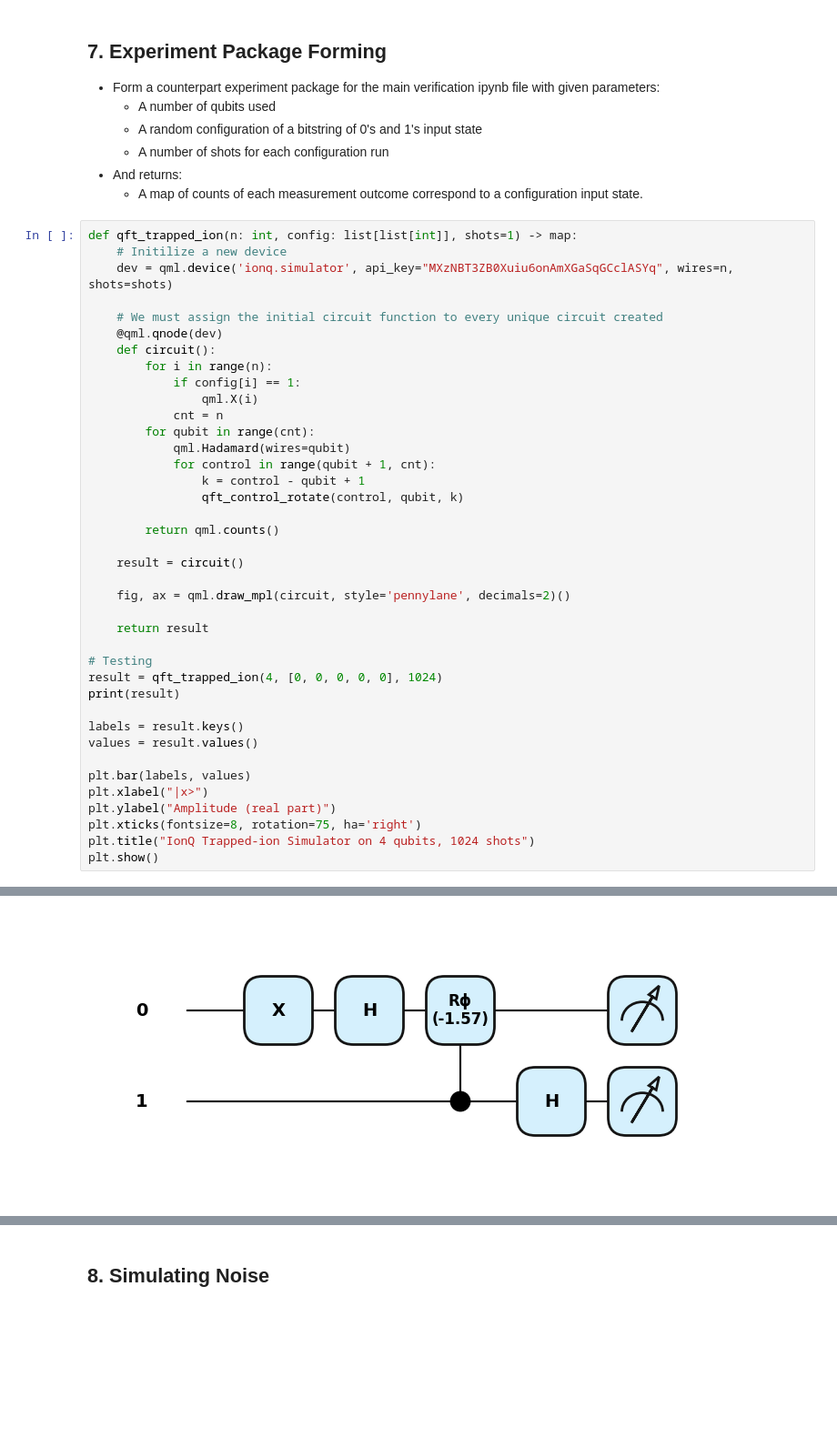
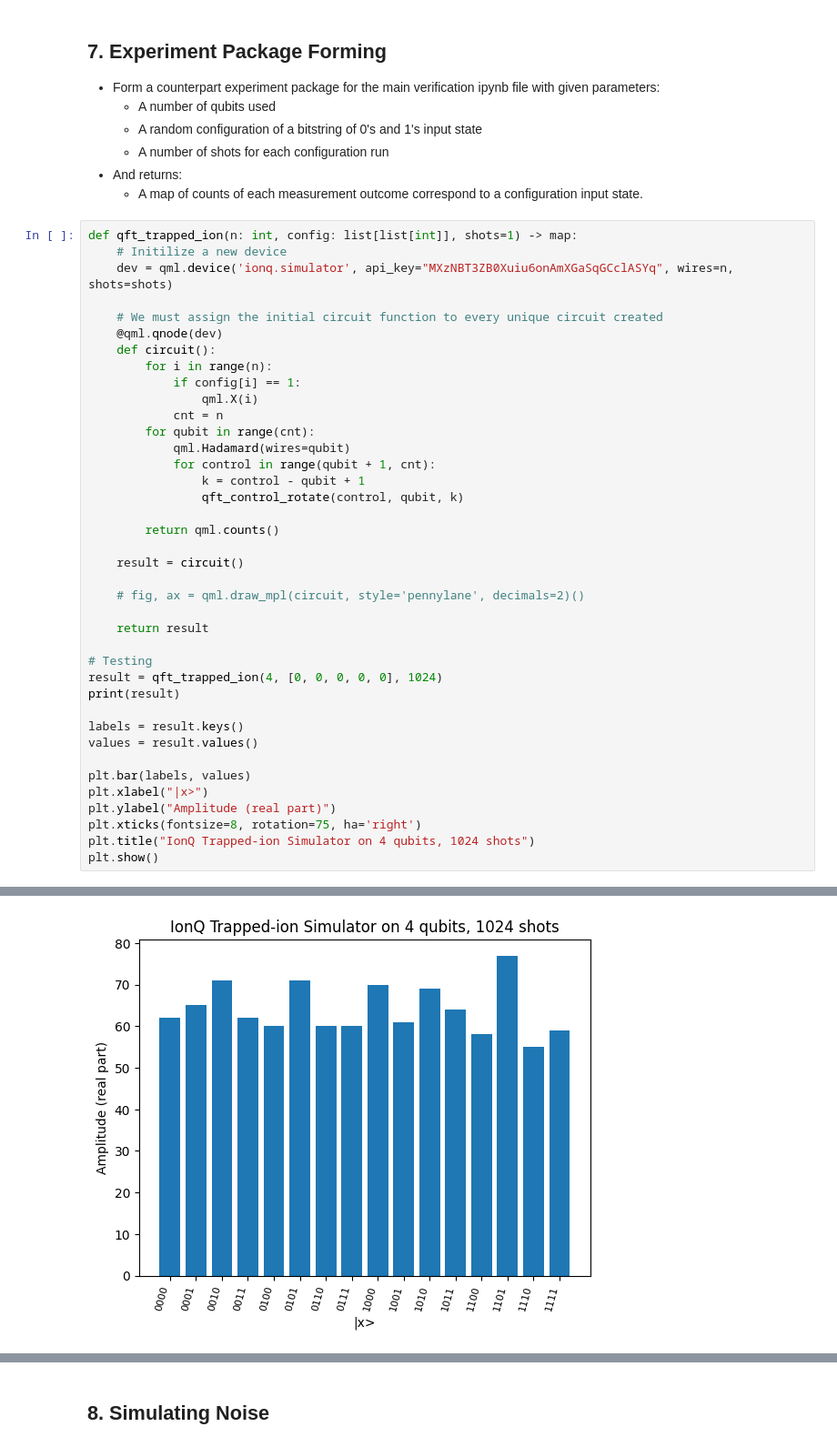
Before and after one commit to msoliviawatt/QFT-Cross-Verification, a Jupyter notebook: Trapped_Ion/qft_trapped_ion.ipynb, the cells around one changed output, grey strips where cells are left out. Shown: that part at 91% size. Drawn from its saved outputs; the diff is of its cells as text; blank space fills up the shorter version.

```diff
--- a/Trapped_Ion/qft_trapped_ion.ipynb
+++ b/Trapped_Ion/qft_trapped_ion.ipynb
@@ -114,7 +118,7 @@ def qft_trapped_ion(n: int, config: list[list[int]], shots=1) -> map:
 
     result = circuit()
 
-    fig, ax = qml.draw_mpl(circuit, style='pennylane', decimals=2)()
+    # fig, ax = qml.draw_mpl(circuit, style='pennylane', decimals=2)()
 
     return result
 
@@ -137 +140 @@ plt.show()
-[figure, old version]
+[figure, new version]
```
Also changed, not shown: parts of 4 cells of this notebook, 2 other files.
